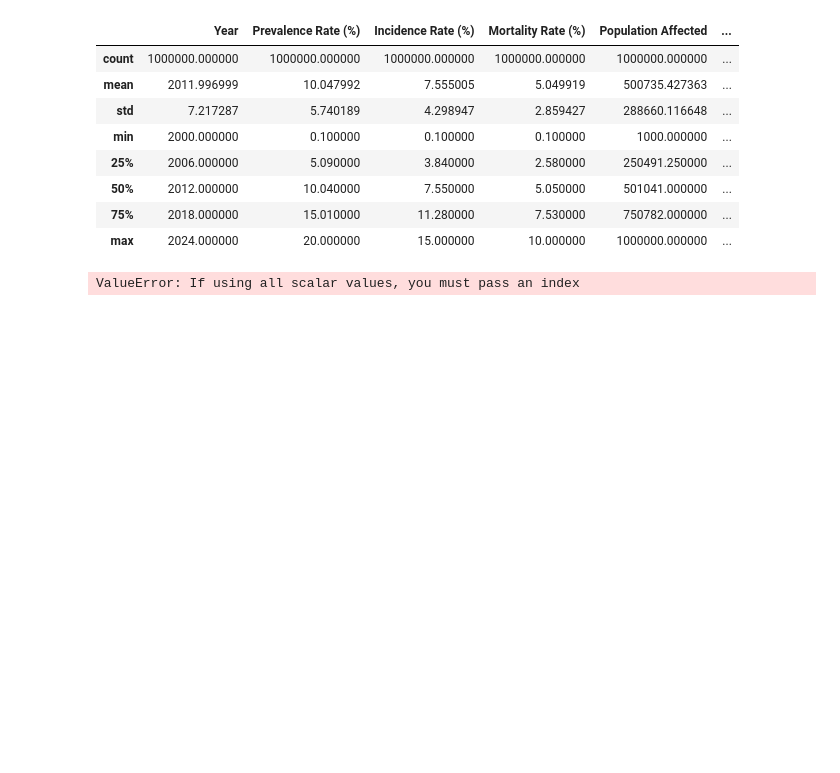
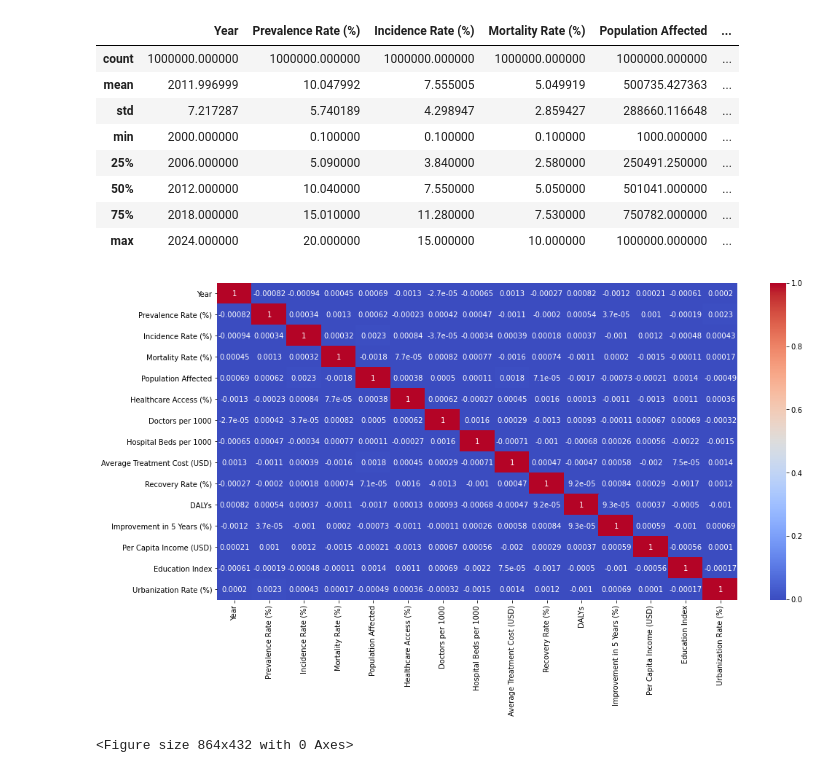
Before and after one commit to Otim135/Group_2_Phase_5_CAPSTONE_PROJECT, a Jupyter notebook: cyrus.ipynb, the cells around one changed output. Cells and saved outputs as stored; diff of their text form; code cells hidden in the pictures; blank space fills up the shorter version.

Commit message:
Uploading Updated notebook on Data Understanding

```diff
--- a/cyrus.ipynb
+++ b/cyrus.ipynb
@@ -105,7 +153,14 @@ df_health.describe()
 | 50% | 2012.000000 | 10.040000 | 7.550000 | 5.050000 | 501041.000000 | ... |
 | 75% | 2018.000000 | 15.010000 | 11.280000 | 7.530000 | 750782.000000 | ... |
 | max | 2024.000000 | 20.000000 | 15.000000 | 10.000000 | 1000000.000000 | ... |
-# %%
-sns.scatterplot(df_health)
-# %% [output]
-ValueError: If using all scalar values, you must pass an index
+# %%
+#Using a heatmap to understand correlations between numerical features
+corr_matrix = df_health.corr()
+plt.figure(figsize=(16,8))
+sns.heatmap(corr_matrix, annot=True, cmap='coolwarm');
+# %% [output]
+[figure, added]
+# %%
+sample_df_health = df_health.sample(n=100000, random_state = 42)
+# %% [output]
+<Figure size 864x432 with 0 Axes>
```
Also changed, not shown: parts of 5 cells of this notebook.
